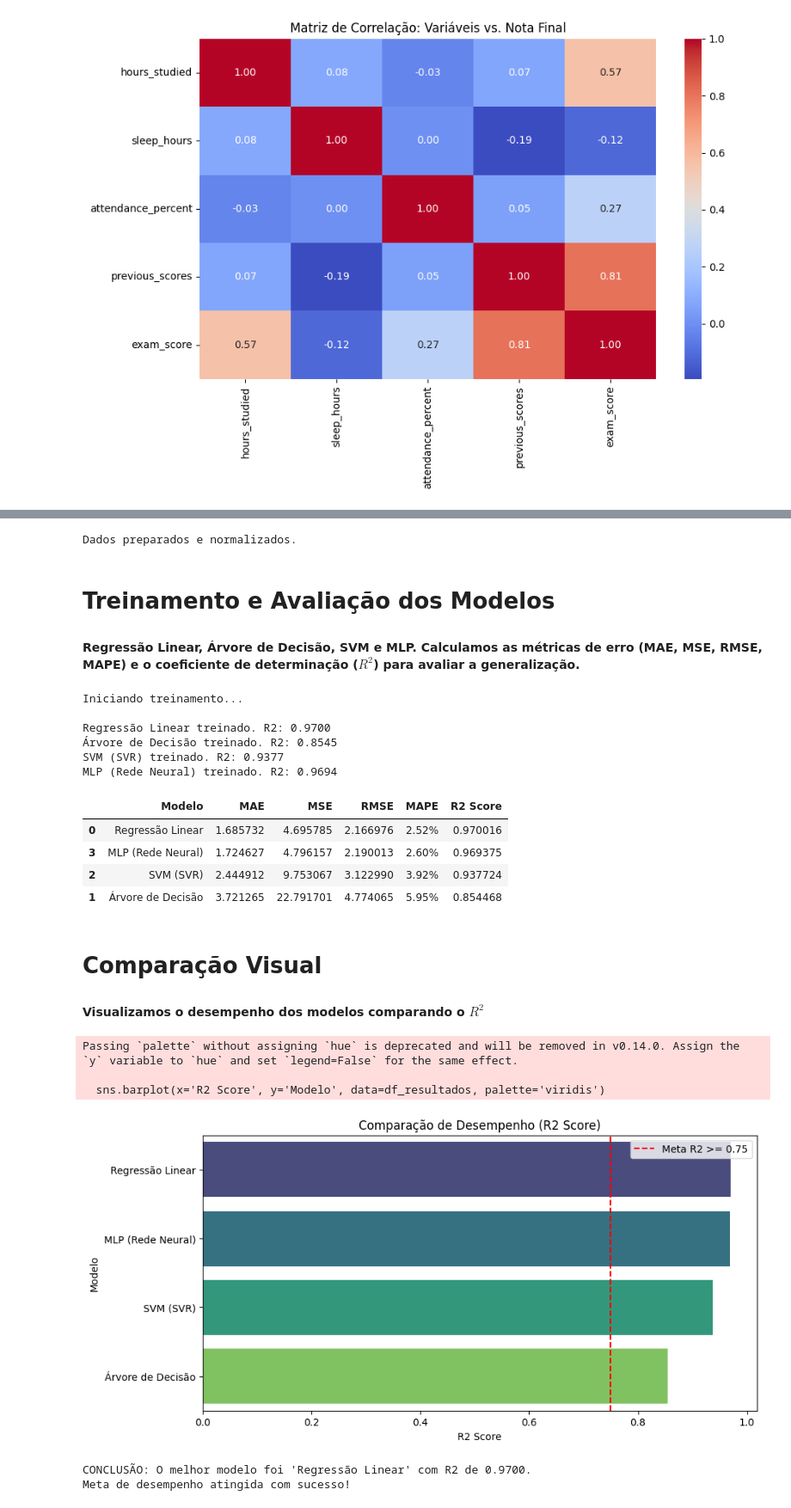
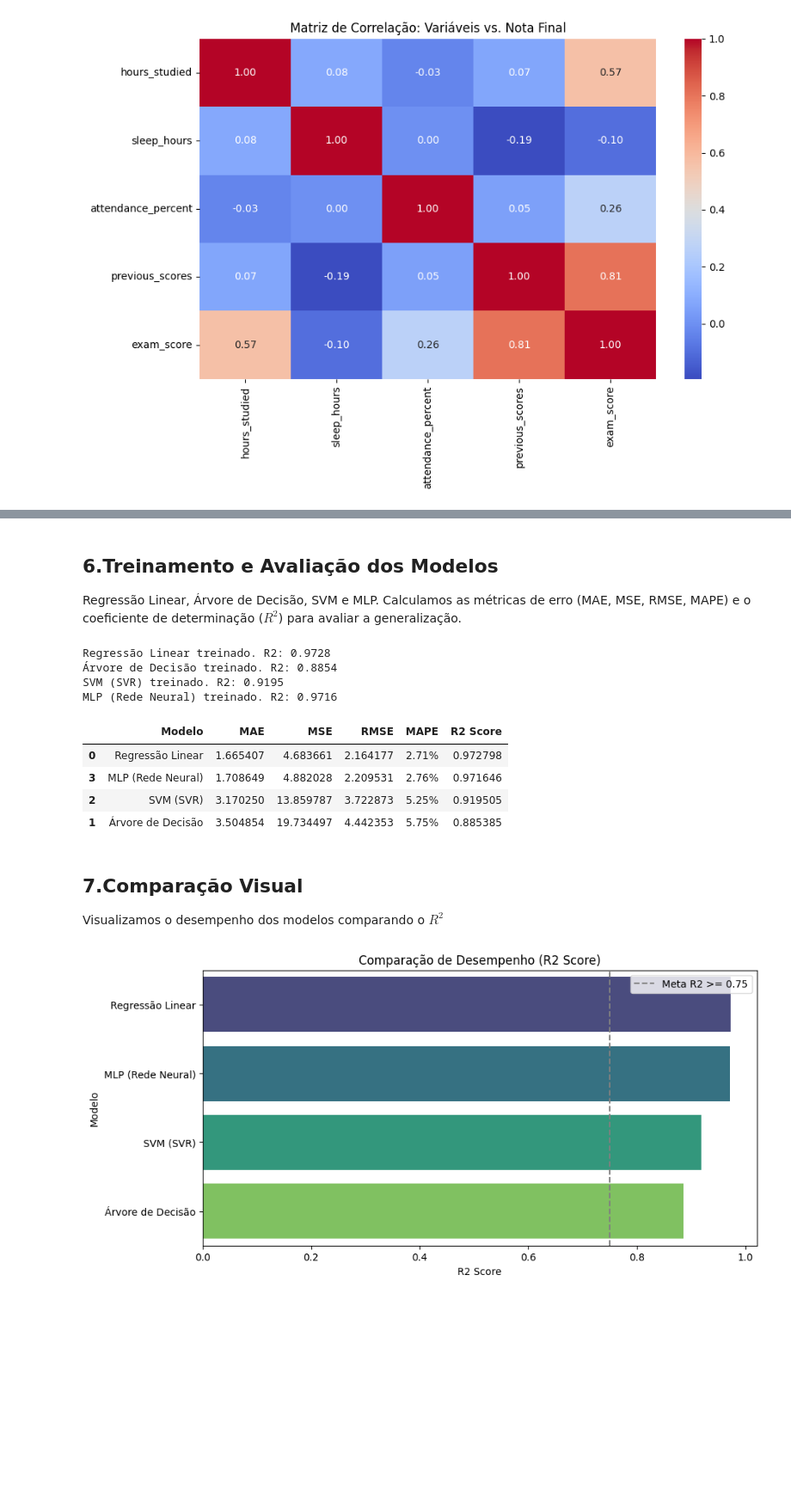
Before and after one commit to thiagorovari/Classificacao_Regressao, a Jupyter notebook: Regressao.ipynb, the cells around one changed output, grey strips where cells are left out. Shown: that part at 86% size. Cells and saved outputs as stored; diff of their text form; code cells hidden in the pictures; blank space fills up the shorter version.

Commit message:
Acurácia de acordo com o estabelecido. Faltando completar markdown e buscar melhorar a visualização dos dados

```diff
--- a/Regressao.ipynb
+++ b/Regressao.ipynb
@@ -83,51 +102,47 @@ plt.show()
 # %%
-# Definindo X (entradas) e y (saída/alvo)
+
 X = df_limpo.drop('exam_score', axis=1)
 y = df_limpo['exam_score']
 
-# Divisão Treino e Teste (80% treino, 20% teste)
+
 X_train, X_test, y_train, y_test = train_test_split(X, y, test_size=0.2, random_state=42)
 
-# Normalização (Fit no treino, Transform no treino e teste)
+
 scaler = MinMaxScaler()
 X_train_scaled = scaler.fit_transform(X_train)
 X_test_scaled = scaler.transform(X_test)
-
-print("Dados preparados e normalizados.")
-# %% [output]
-Dados preparados e normalizados.
 # %% [markdown]
-# Treinamento e Avaliação dos Modelos
-####  Regressão Linear, Árvore de Decisão, SVM e MLP. Calculamos as métricas de erro (MAE, MSE, RMSE, MAPE) e o coeficiente de determinação ($R^2$) para avaliar a generalização.
+## 6.Treinamento e Avaliação dos Modelos
+  Regressão Linear, Árvore de Decisão, SVM e MLP. Calculamos as métricas de erro (MAE, MSE, RMSE, MAPE) e o coeficiente de determinação ($R^2$) para avaliar a generalização.
 # %%
-# Dicionário para armazenar os resultados
+
 resultados = []
 
-# Definindo os modelos
+
 modelos = {
     'Regressão Linear': LinearRegression(),
     'Árvore de Decisão': DecisionTreeRegressor(random_state=42),
-    'SVM (SVR)': SVR(kernel='linear'), # Kernel linear costuma ser bom para dados simples
+    'SVM (SVR)': SVR(kernel='linear'),
     'MLP (Rede Neural)': MLPRegressor(hidden_layer_sizes=(100, 50), max_iter=1000, random_state=42)
 }
 
-print("Iniciando treinamento...\n")
+#Iniciando treinamento
 
 for nome, modelo in modelos.items():
-    # Treinar
+
     modelo.fit(X_train_scaled, y_train)
 
-    # Prever (nos dados de teste)
+
     y_pred = modelo.predict(X_test_scaled)
 
-    # Calcular Métricas
+
     mae = mean_absolute_error(y_test, y_pred)
     mse = mean_squared_error(y_test, y_pred)
     rmse = np.sqrt(mse)
     mape = mean_absolute_percentage_error(y_test, y_pred)
     r2 = r2_score(y_test, y_pred)
 
-    # Guardar resultados
+
     resultados.append({
         'Modelo': nome,
         'MAE': mae,
@@ -139,43 +154,28 @@ for nome, modelo in modelos.items():
 
     print(f"{nome} treinado. R2: {r2:.4f}")
 
-# Criar DataFrame com os resultados para comparação
+
 df_resultados = pd.DataFrame(resultados).sort_values(by='R2 Score', ascending=False)
 display(df_resultados)
 # %% [output]
-Iniciando treinamento...
-
-Regressão Linear treinado. R2: 0.9700
-Árvore de Decisão treinado. R2: 0.8545
-SVM (SVR) treinado. R2: 0.9377
-MLP (Rede Neural) treinado. R2: 0.9694
+Regressão Linear treinado. R2: 0.9728
+Árvore de Decisão treinado. R2: 0.8854
+SVM (SVR) treinado. R2: 0.9195
+MLP (Rede Neural) treinado. R2: 0.9716
 |  | Modelo | MAE | MSE | RMSE | MAPE | R2 Score |
-| 0 | Regressão Linear | 1.685732 | 4.695785 | 2.166976 | 2.52% | 0.970016 |
-| 3 | MLP (Rede Neural) | 1.724627 | 4.796157 | 2.190013 | 2.60% | 0.969375 |
-| 2 | SVM (SVR) | 2.444912 | 9.753067 | 3.122990 | 3.92% | 0.937724 |
-| 1 | Árvore de Decisão | 3.721265 | 22.791701 | 4.774065 | 5.95% | 0.854468 |
+| 0 | Regressão Linear | 1.665407 | 4.683661 | 2.164177 | 2.71% | 0.972798 |
+| 3 | MLP (Rede Neural) | 1.708649 | 4.882028 | 2.209531 | 2.76% | 0.971646 |
+| 2 | SVM (SVR) | 3.170250 | 13.859787 | 3.722873 | 5.25% | 0.919505 |
+| 1 | Árvore de Decisão | 3.504854 | 19.734497 | 4.442353 | 5.75% | 0.885385 |
 # %% [markdown]
-# Comparação Visual
-#### Visualizamos o desempenho dos modelos comparando o $R^2$
+## 7.Comparação Visual
+ Visualizamos o desempenho dos modelos comparando o $R^2$
 # %%
 plt.figure(figsize=(10, 5))
-sns.barplot(x='R2 Score', y='Modelo', data=df_resultados, palette='viridis')
-plt.axvline(0.75, color='red', linestyle='--', label='Meta R2 >= 0.75') # Linha da meta
+sns.barplot(x='R2 Score', y='Modelo', hue='Modelo', data=df_resultados, palette='viridis', legend=False)
+plt.axvline(0.75, color='gray', linestyle='--', label='Meta R2 >= 0.75')
 plt.title('Comparação de Desempenho (R2 Score)')
 plt.legend()
 plt.show()
-
-# Análise textual automática do melhor modelo
-melhor_modelo = df_resultados.iloc[0]
-print(f"CONCLUSÃO: O melhor modelo foi '{melhor_modelo['Modelo']}' com R2 de {melhor_modelo['R2 Score']:.4f}.")
-if melhor_modelo['R2 Score'] >= 0.75:
-    print("Meta de desempenho atingida com sucesso!")
-else:
-    print("Atenção: A meta de 0.75 não foi atingida. Considere rever os dados.")
 # %% [output]
-Passing `palette` without assigning `hue` is deprecated and will be removed in v0.14.0. Assign the `y` variable to `hue` and set `legend=False` for the same effect.
-
-  sns.barplot(x='R2 Score', y='Modelo', data=df_resultados, palette='viridis')
-[figure, old version]
+[figure, new version]
-CONCLUSÃO: O melhor modelo foi 'Regressão Linear' com R2 de 0.9700.
-Meta de desempenho atingida com sucesso!
```
Also changed, not shown: parts of 9 cells of this notebook.
